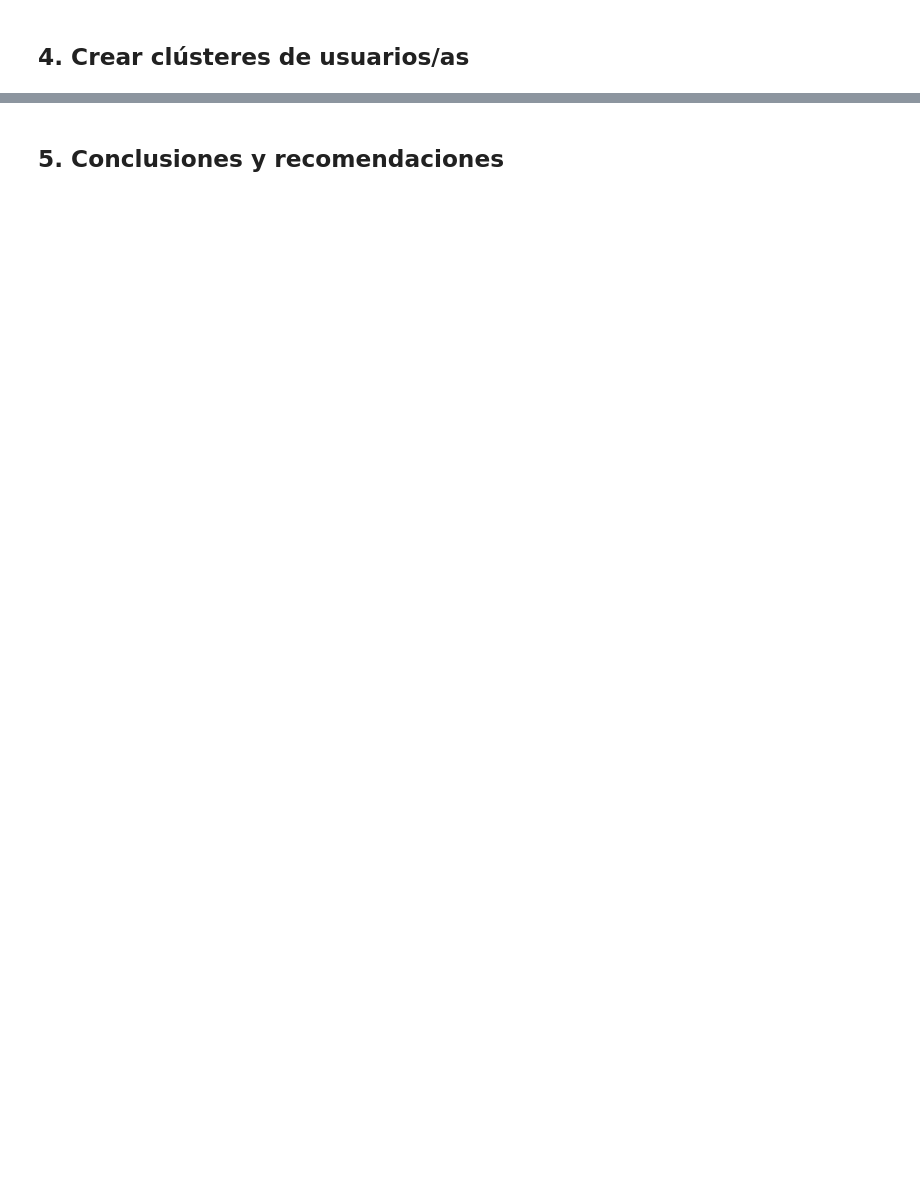
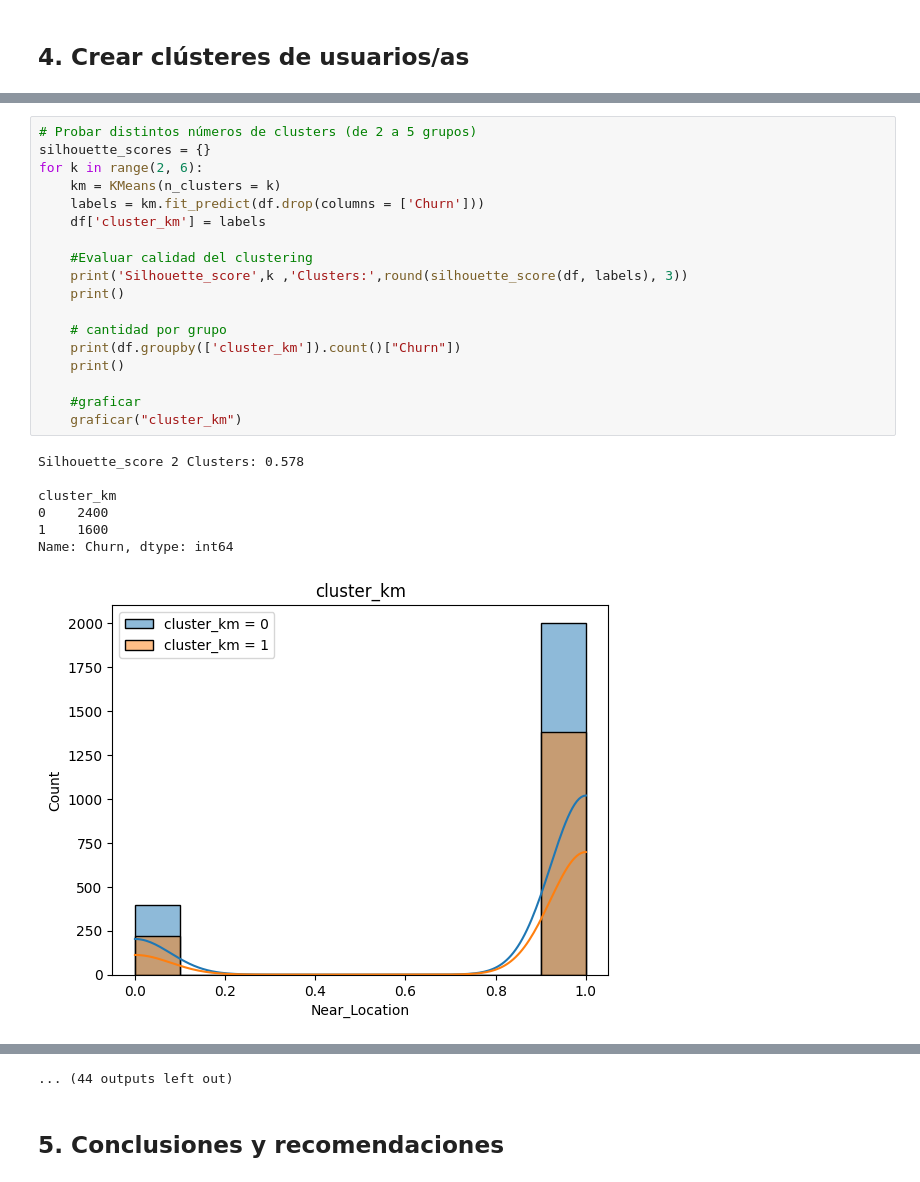
Before and after one commit to HesusG/da-ds-notebook-solutions, a Jupyter notebook: LATAM V7 DADS/9-14 DA/SP13 Forecasts and Predictions/P Spanish Version/S13 SOL - Pronósticos y predicciones.ipynb, the cells around one changed output, grey strips where cells are left out. Drawn from its saved outputs; the diff is of its cells as text; blank space fills up the shorter version.

```diff
--- a/LATAM V7 DADS/9-14 DA/SP13 Forecasts and Predictions/P Spanish Version/S13 SOL - Pronósticos y predicciones.ipynb
+++ b/LATAM V7 DADS/9-14 DA/SP13 Forecasts and Predictions/P Spanish Version/S13 SOL - Pronósticos y predicciones.ipynb
@@ -253,0 +398,26 @@ print('Recall score for random forest is: {:.2f}'.format(recall_score(y_val, y_p
+# %%
+# Probar distintos números de clusters (de 2 a 5 grupos)
+silhouette_scores = {}
+for k in range(2, 6):
+    km = KMeans(n_clusters = k)
+    labels = km.fit_predict(df.drop(columns = ['Churn']))
+    df['cluster_km'] = labels
+
+    #Evaluar calidad del clustering
+    print('Silhouette_score',k ,'Clusters:',round(silhouette_score(df, labels), 3))
+    print()
+
+    # cantidad por grupo
+    print(df.groupby(['cluster_km']).count()["Churn"])
+    print()
+
+    #graficar
+    graficar("cluster_km")
+# %% [output]
+Silhouette_score 2 Clusters: 0.578
+
+cluster_km
+0    2400
+1    1600
+Name: Churn, dtype: int64
+[figure, added]
@@ -254,2 +434,3 @@ print('Recall score for random forest is: {:.2f}'.format(recall_score(y_val, y_p
+... (44 outputs left out)
 # %% [markdown]
 ## 5. Conclusiones y recomendaciones
```
Also changed, not shown: parts of 26 cells of this notebook.
